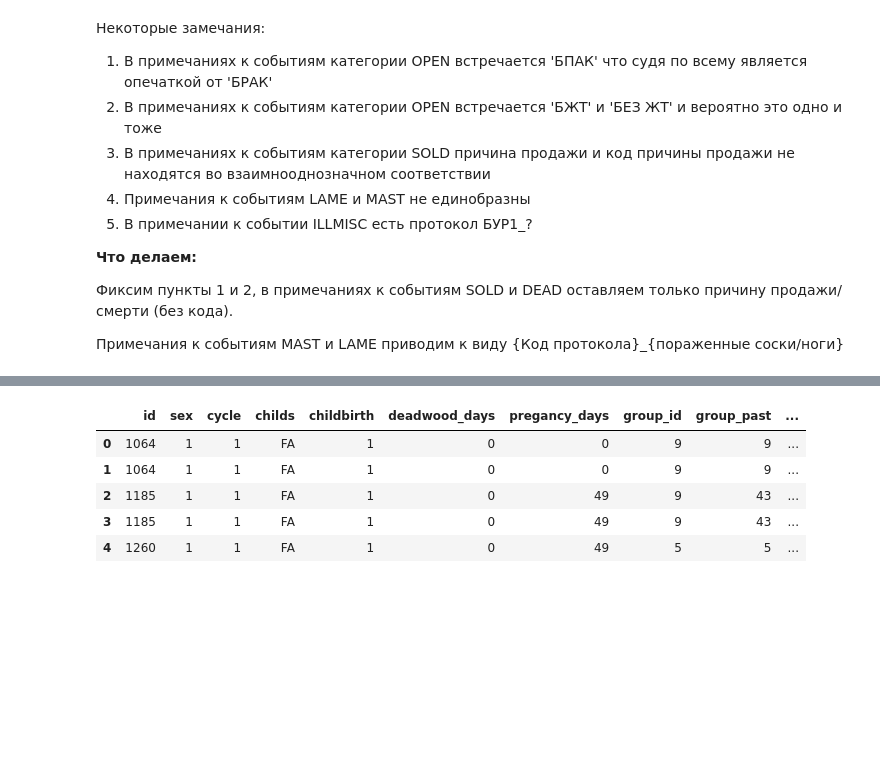
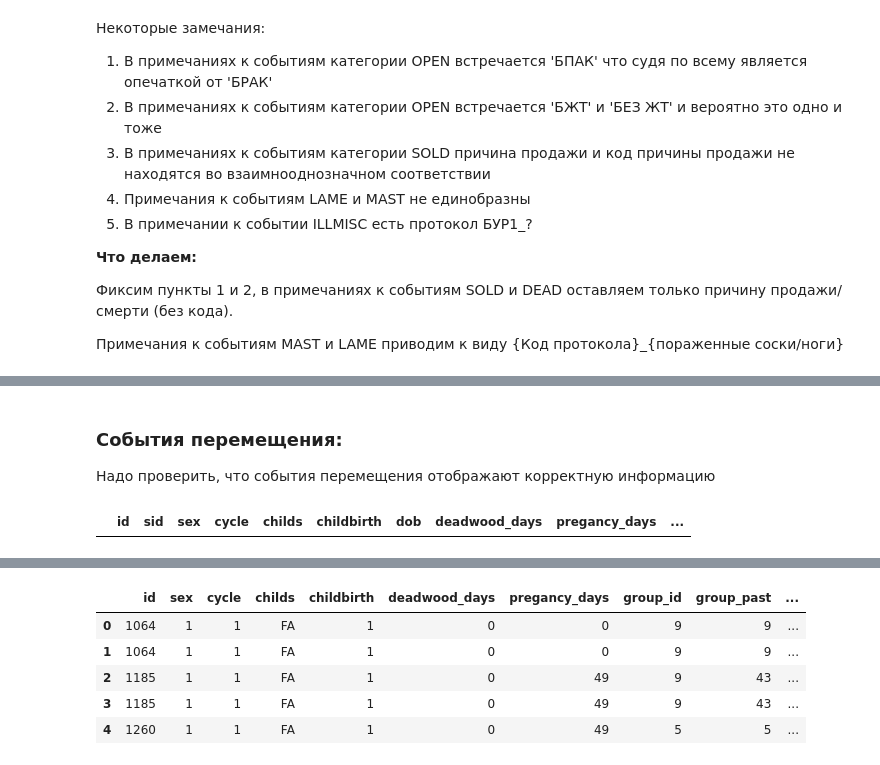
Before and after one commit to Desiment/cows-hack, a Jupyter notebook: notebooks/Preprocessing.ipynb, the cells around one changed output, grey strips where cells are left out. Saved outputs shown, nothing was run; the diff lists cells and outputs as text; code cells hidden in the pictures; blank space fills up the shorter version.

```diff
--- a/notebooks/Preprocessing.ipynb
+++ b/notebooks/Preprocessing.ipynb
@@ -438,0 +463,8 @@ df.head(5)
+# %% [markdown]
+### События перемещения:
+Надо проверить, что события перемещения отображают корректную информацию
+# %%
+df['incorrect_move'] = df.apply(lambda row: 1 if row.event == EventType.MOVE and int(row.remark[1:4]) != row.group_id else 0, axis=1)
+df[df['incorrect_move'] == 1].head()
+# %% [output]
+|  | id | sid | sex | cycle | childs | childbirth | dob | deadwood_days | pregancy_days | ... |
```
Also changed, not shown: parts of 29 cells of this notebook.
